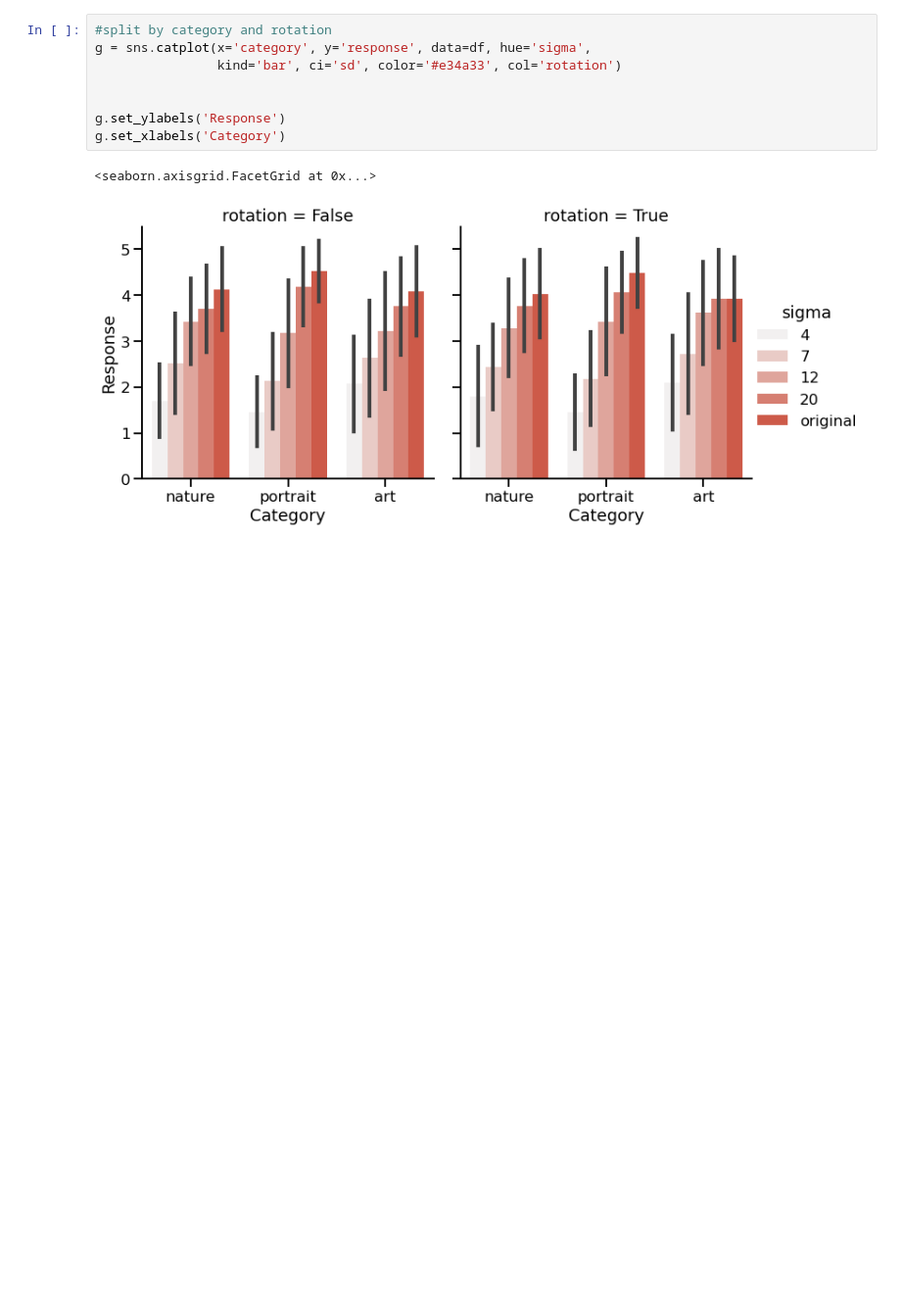
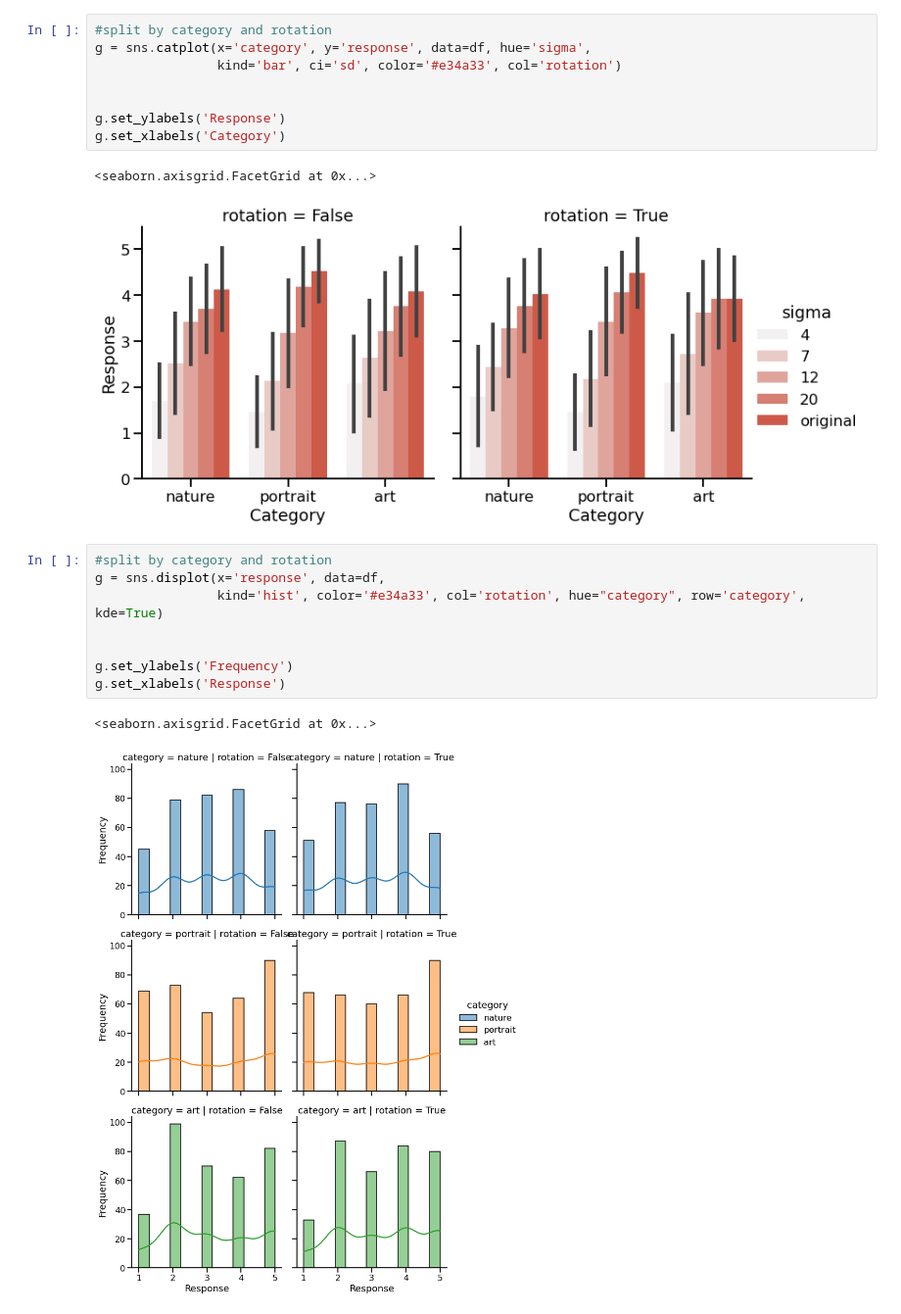
Before and after one commit to NerdPixel/PiQ, a Jupyter notebook: results/Balken_jarl.ipynb, the cells around one changed output. Shown: that part at 98% size. Cells and saved outputs as stored; diff of their text form; blank space fills up the shorter version.

```diff
--- a/results/Balken_jarl.ipynb
+++ b/results/Balken_jarl.ipynb
@@ -142,3 +142,14 @@ g.set_xlabels('Category')
 # %% [output]
 <seaborn.axisgrid.FacetGrid at 0x...>
 [figure]
+# %%
+#split by category and rotation
+g = sns.displot(x='response', data=df,
+                kind='hist', color='#e34a33', col='rotation', hue="category", row='category', kde=True)
+
+
+g.set_ylabels('Frequency')
+g.set_xlabels('Response')
+# %% [output]
+<seaborn.axisgrid.FacetGrid at 0x...>
+[figure, added]
```
Also changed, not shown: parts of 4 cells of this notebook.
